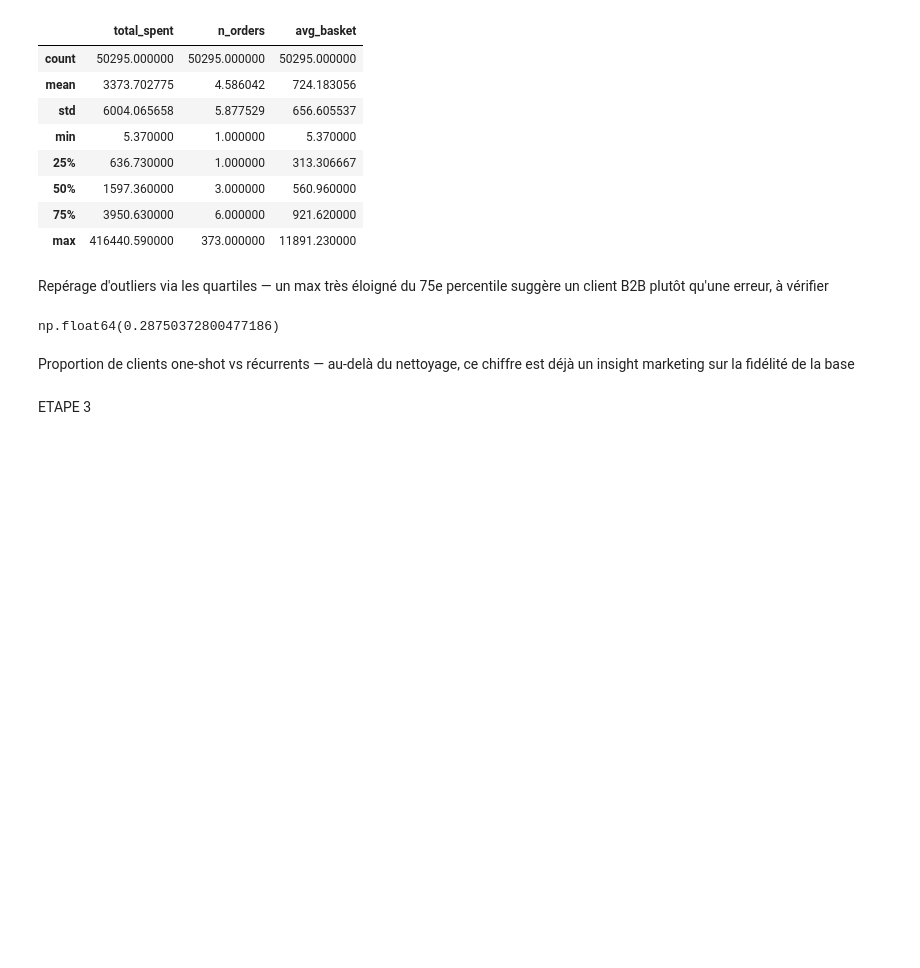
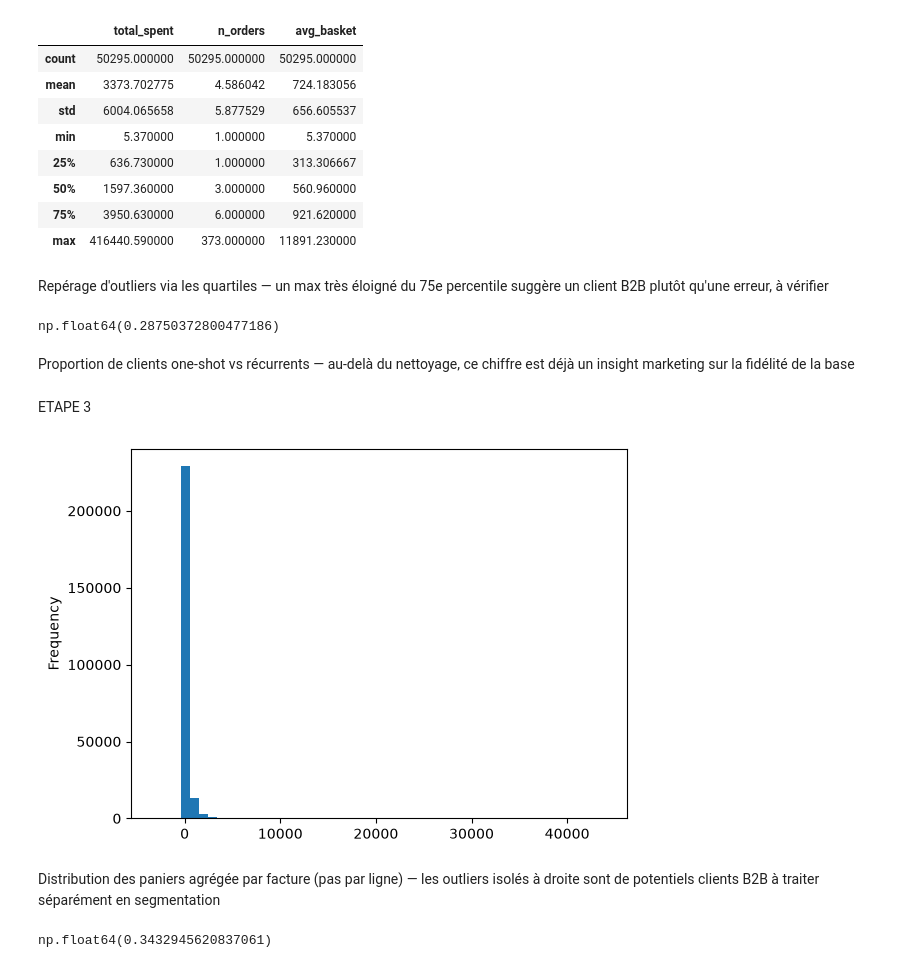
Before and after one commit to AnjaraAndriatseheno/Projet_CRM, a Jupyter notebook: TP1.ipynb, the cells around one changed output. Drawn from its saved outputs; the diff is of its cells as text; code cells hidden in the pictures; blank space fills up the shorter version.

```diff
--- a/TP1.ipynb
+++ b/TP1.ipynb
@@ -211,3 +211,17 @@ np.float64(0.28750372800477186)
 Proportion de clients one-shot vs récurrents — au-delà du nettoyage, ce chiffre est déjà un insight marketing sur la fidélité de la base
 # %% [markdown]
 ETAPE 3
+# %%
+invoice_totals = transactions.groupby("invoice_id")["line_total"].sum()
+invoice_totals.plot(kind="hist", bins=50)
+plt.show()
+# %% [output]
+[figure, added]
+# %% [markdown]
+Distribution des paniers agrégée par facture (pas par ligne) — les outliers isolés à droite sont de potentiels clients B2B à traiter séparément en segmentation
+# %%
+sorted_spend = customers.sort_values("total_spent", ascending=False)
+sorted_spend["cum_pct"] = sorted_spend["total_spent"].cumsum() / sorted_spend["total_spent"].sum()
+(sorted_spend["cum_pct"] <= 0.8).sum() / len(sorted_spend)
+# %% [output]
+np.float64(0.3432945620837061)
```
Also changed, not shown: parts of 11 cells of this notebook.
